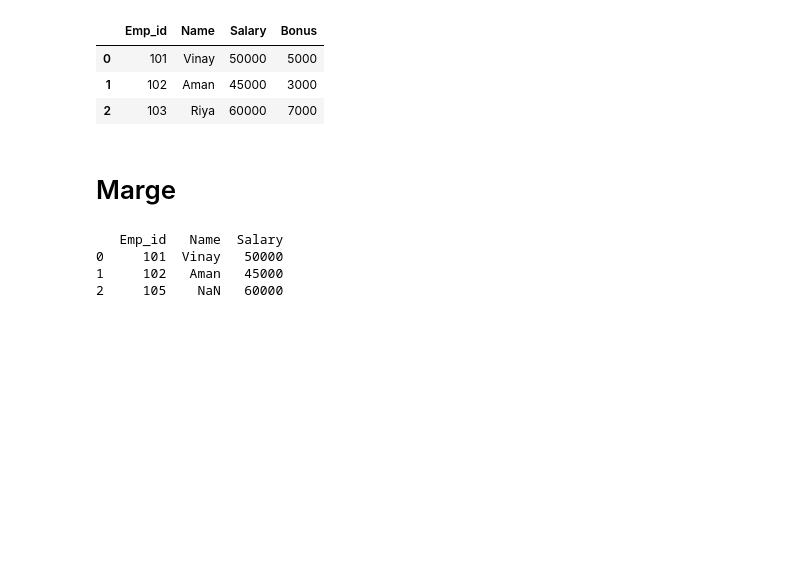
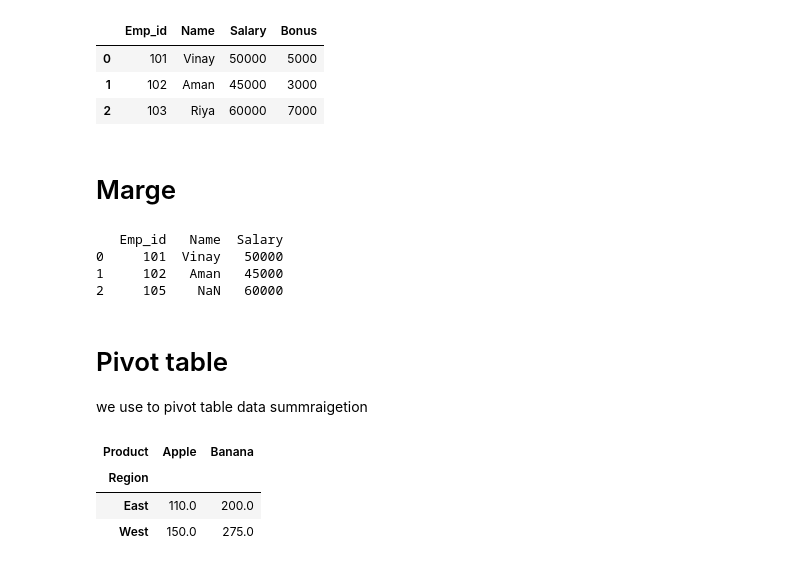
Before and after one commit to rahulostwal30/Pandas, a Jupyter notebook: pandas.ipynb, the cells around one changed output. Cells and saved outputs as stored; diff of their text form; code cells hidden in the pictures; blank space fills up the shorter version.

```diff
--- a/pandas.ipynb
+++ b/pandas.ipynb
@@ -568,3 +561,22 @@ print(inner)
 0     101  Vinay   50000
 1     102   Aman   45000
 2     105    NaN   60000
+# %% [markdown]
+# Pivot table
+we use to pivot table data summraigetion
+# %%
+data = {
+    "Region" : ["East","West","East","West","East","West"],
+    "Product" : ["Apple","Apple","Banana","Banana","Apple","Banana"],
+    "Sales" : [100,150,200,250,120,300],
+    "Profit" : [30,45,60,70,35,90]
+}
+
+df = pd.DataFrame(data)
+# %%
+df.pivot_table(index='Region',columns='Product',values='Sales',aggfunc='mean')
+# %% [output]
+| Product | Apple | Banana |
+| Region |  |  |
+| East | 110.0 | 200.0 |
+| West | 150.0 | 275.0 |
```
Also changed, not shown: parts of 2 cells of this notebook.
